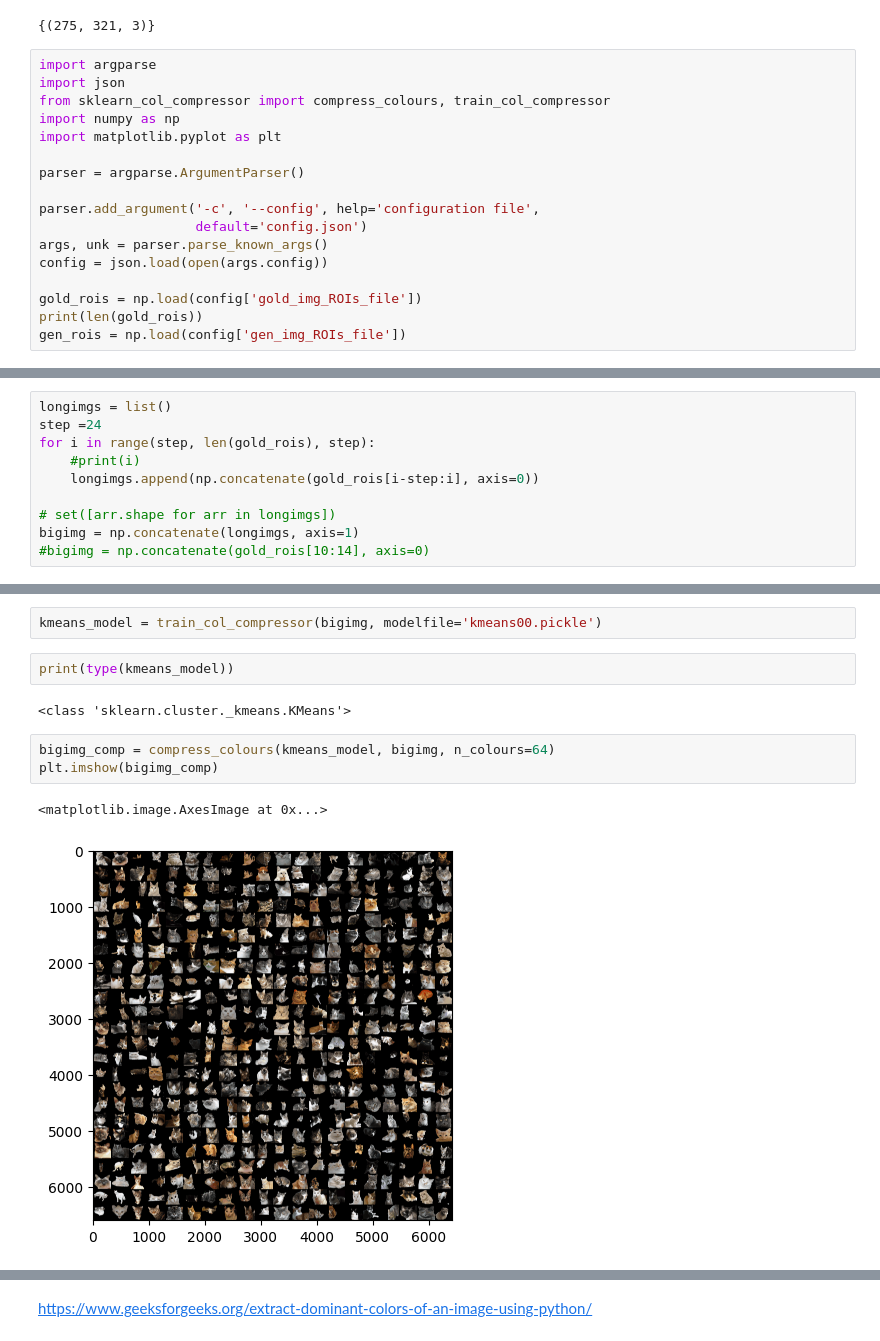
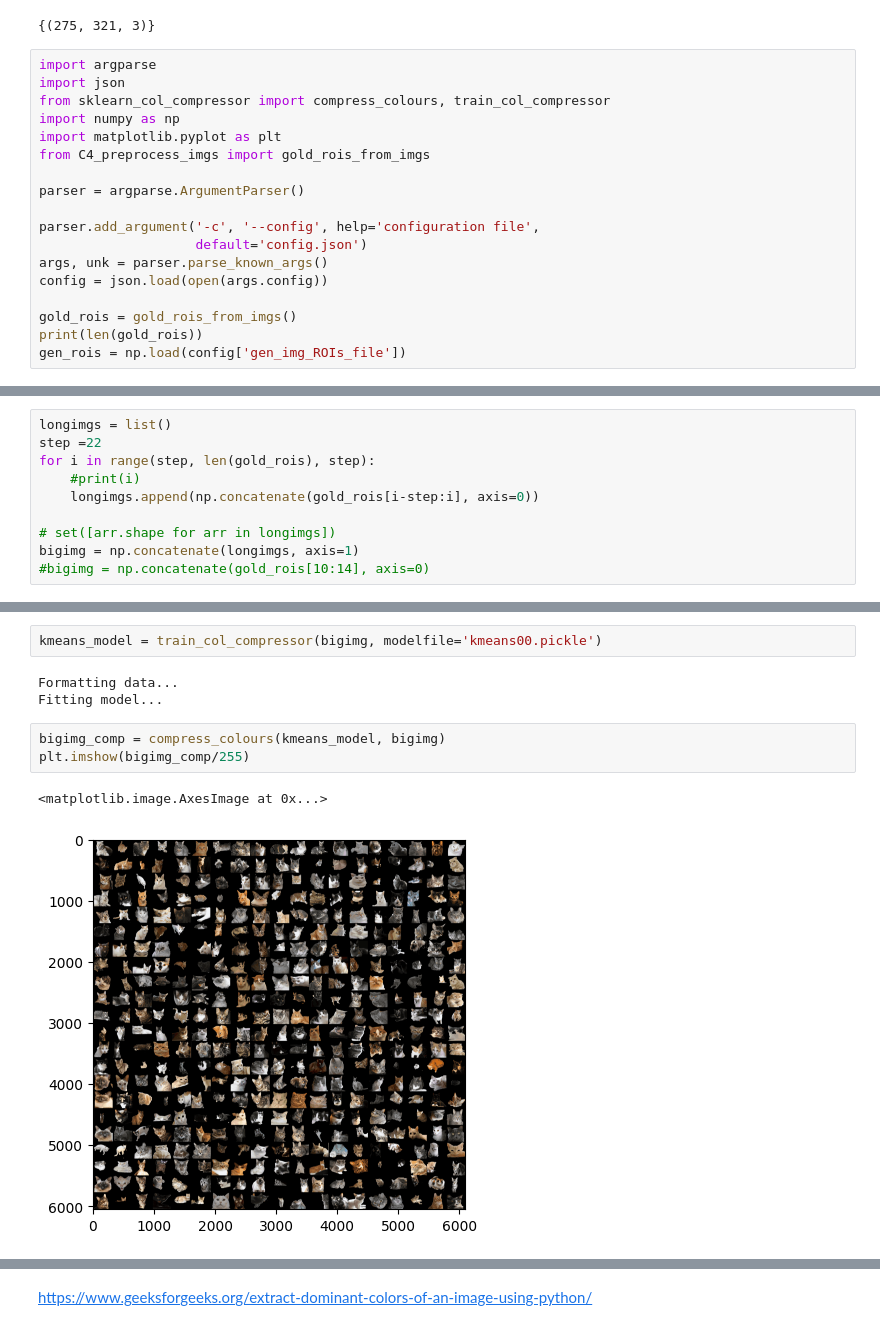
Before and after one commit to jshrdt/ML2-final, a Jupyter notebook: ML2-final-expl.ipynb, the cells around one changed output, grey strips where cells are left out. Saved outputs shown, nothing was run; the diff lists cells and outputs as text.

Commit message:
added colour embeddings func, plot colour decomposition

```diff
--- a/ML2-final-expl.ipynb
+++ b/ML2-final-expl.ipynb
@@ -112,6 +112,7 @@ import json
 from sklearn_col_compressor import compress_colours, train_col_compressor
 import numpy as np
 import matplotlib.pyplot as plt
+from C4_preprocess_imgs import gold_rois_from_imgs
 
 parser = argparse.ArgumentParser()
 
@@ -120,7 +121,7 @@ parser.add_argument('-c', '--config', help='configuration file',
 args, unk = parser.parse_known_args()
 config = json.load(open(args.config))
 
-gold_rois = np.load(config['gold_img_ROIs_file'])
+gold_rois = gold_rois_from_imgs()
 print(len(gold_rois))
 gen_rois = np.load(config['gen_img_ROIs_file'])
 # %% [output]
@@ -128,6 +129,6 @@ gen_rois = np.load(config['gen_img_ROIs_file'])
 # %%
 longimgs = list()
-step =24
+step =22
 for i in range(step, len(gold_rois), step):
     #print(i)
     longimgs.append(np.concatenate(gold_rois[i-step:i], axis=0))
@@ -142,12 +143,11 @@ bigimg.shape
 # %%
 kmeans_model = train_col_compressor(bigimg, modelfile='kmeans00.pickle')
+# %% [output]
+Formatting data...
+Fitting model...
-# %%
-print(type(kmeans_model))
-# %% [output]
-<class 'sklearn.cluster._kmeans.KMeans'>
 # %%
-bigimg_comp = compress_colours(kmeans_model, bigimg, n_colours=64)
-plt.imshow(bigimg_comp)
+bigimg_comp = compress_colours(kmeans_model, bigimg)
+plt.imshow(bigimg_comp/255)
 # %% [output]
 <matplotlib.image.AxesImage at 0x...>
-[figure, old version]
+[figure, new version]
```
Also changed, not shown: parts of 10 cells of this notebook, 3 other files.
